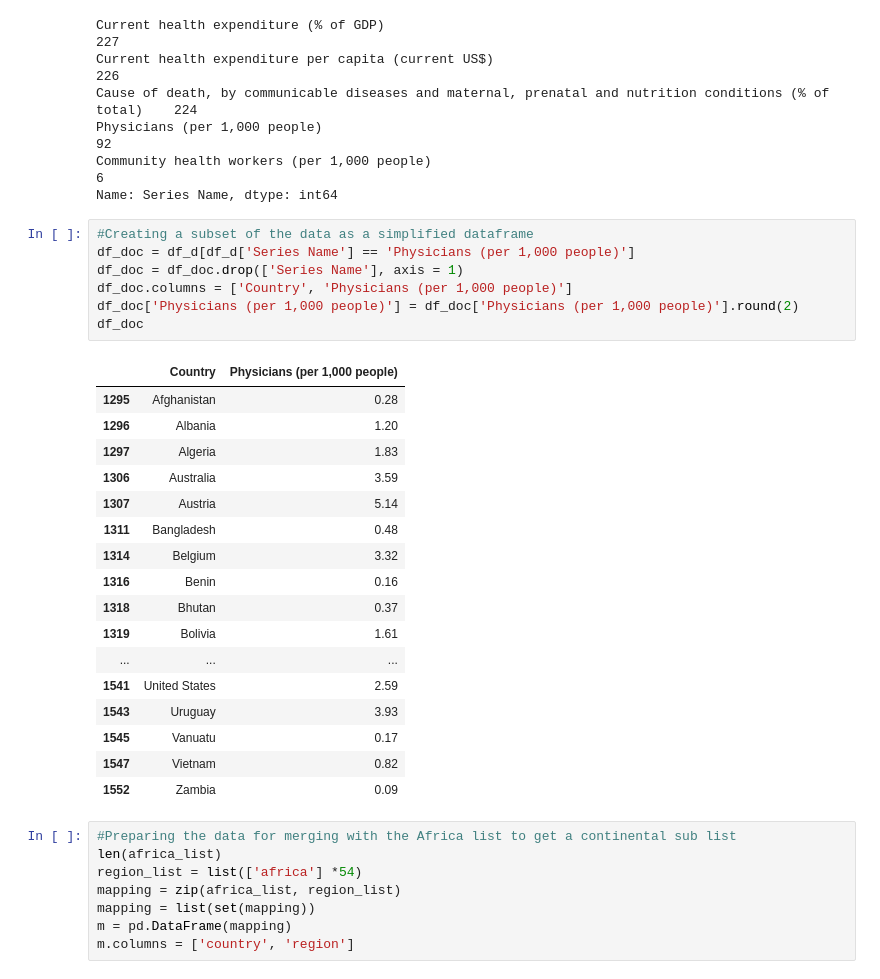
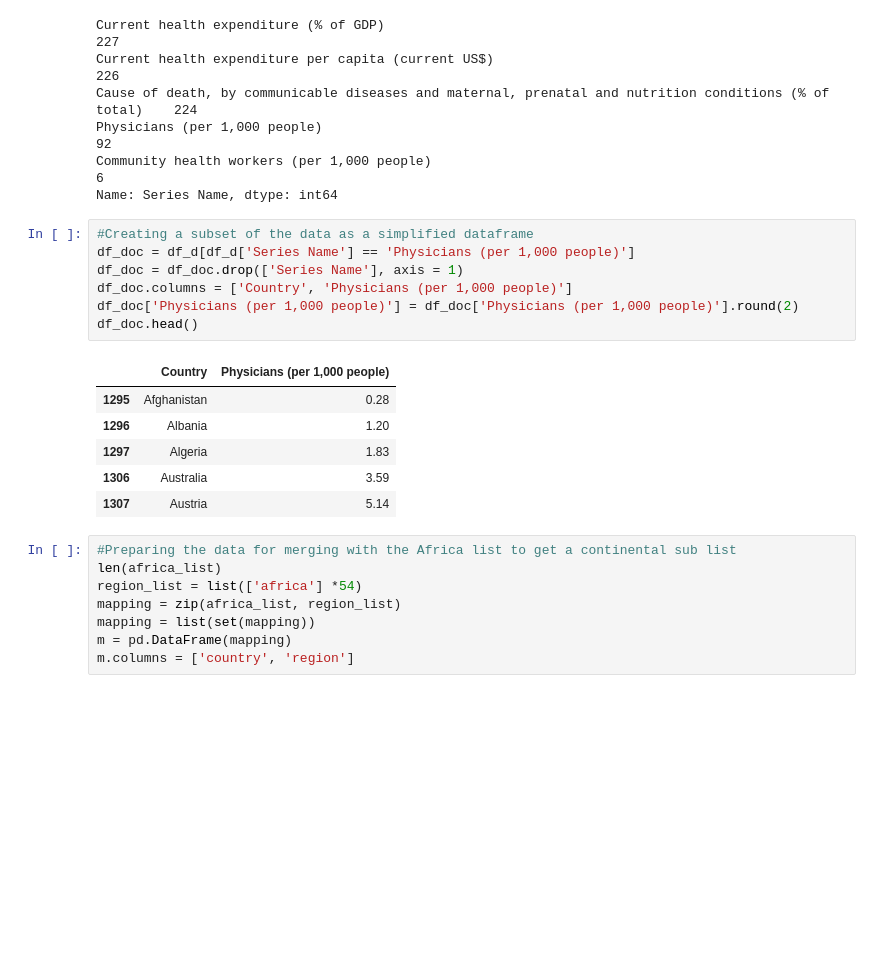
Before and after one commit to thelouwdown/Corona-Virus-in-Africa, a Jupyter notebook: COVID-19 Notebook.ipynb, the cells around one changed output. Drawn from its saved outputs; the diff is of its cells as text; blank space fills up the shorter version.

```diff
--- a/COVID-19 Notebook.ipynb
+++ b/COVID-19 Notebook.ipynb
@@ -373,28 +375,17 @@ Name: Series Name, dtype: int64
 # %%
 #Creating a subset of the data as a simplified dataframe
 df_doc = df_d[df_d['Series Name'] == 'Physicians (per 1,000 people)']
 df_doc = df_doc.drop(['Series Name'], axis = 1)
 df_doc.columns = ['Country', 'Physicians (per 1,000 people)']
 df_doc['Physicians (per 1,000 people)'] = df_doc['Physicians (per 1,000 people)'].round(2)
-df_doc
+df_doc.head()
 # %% [output]
 |  | Country | Physicians (per 1,000 people) |
 | 1295 | Afghanistan | 0.28 |
 | 1296 | Albania | 1.20 |
 | 1297 | Algeria | 1.83 |
 | 1306 | Australia | 3.59 |
 | 1307 | Austria | 5.14 |
-| 1311 | Bangladesh | 0.48 |
-| 1314 | Belgium | 3.32 |
-| 1316 | Benin | 0.16 |
-| 1318 | Bhutan | 0.37 |
-| 1319 | Bolivia | 1.61 |
-| ... | ... | ... |
-| 1541 | United States | 2.59 |
-| 1543 | Uruguay | 3.93 |
-| 1545 | Vanuatu | 0.17 |
-| 1547 | Vietnam | 0.82 |
-| 1552 | Zambia | 0.09 |
 # %%
 #Preparing the data for merging with the Africa list to get a continental sub list
 len(africa_list)
```
Also changed, not shown: parts of 8 cells of this notebook.
